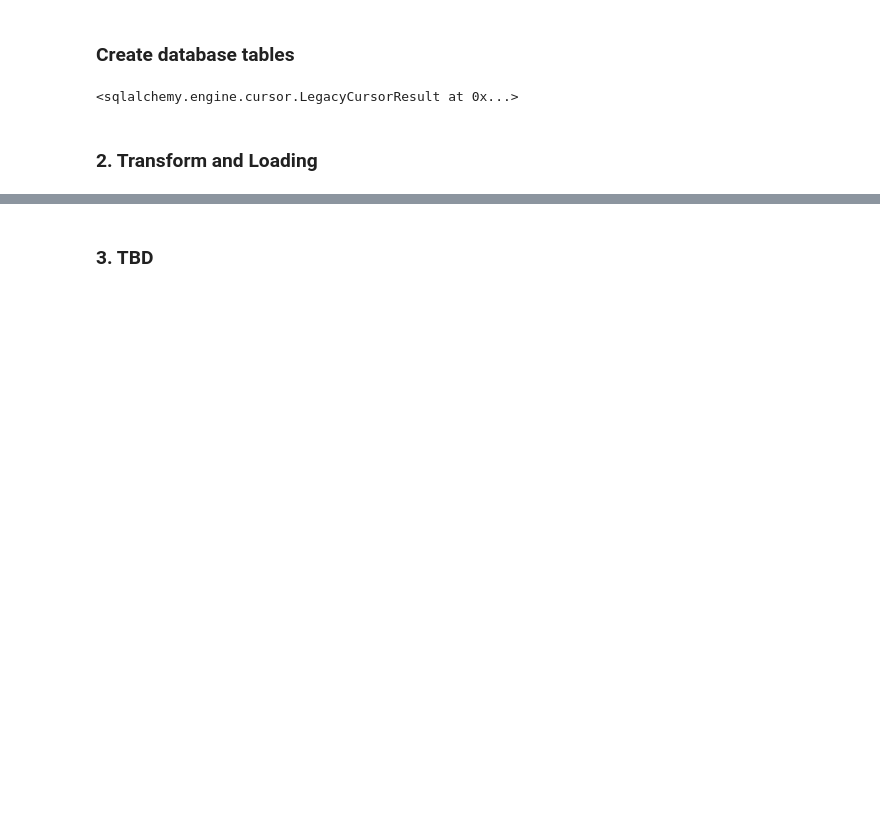
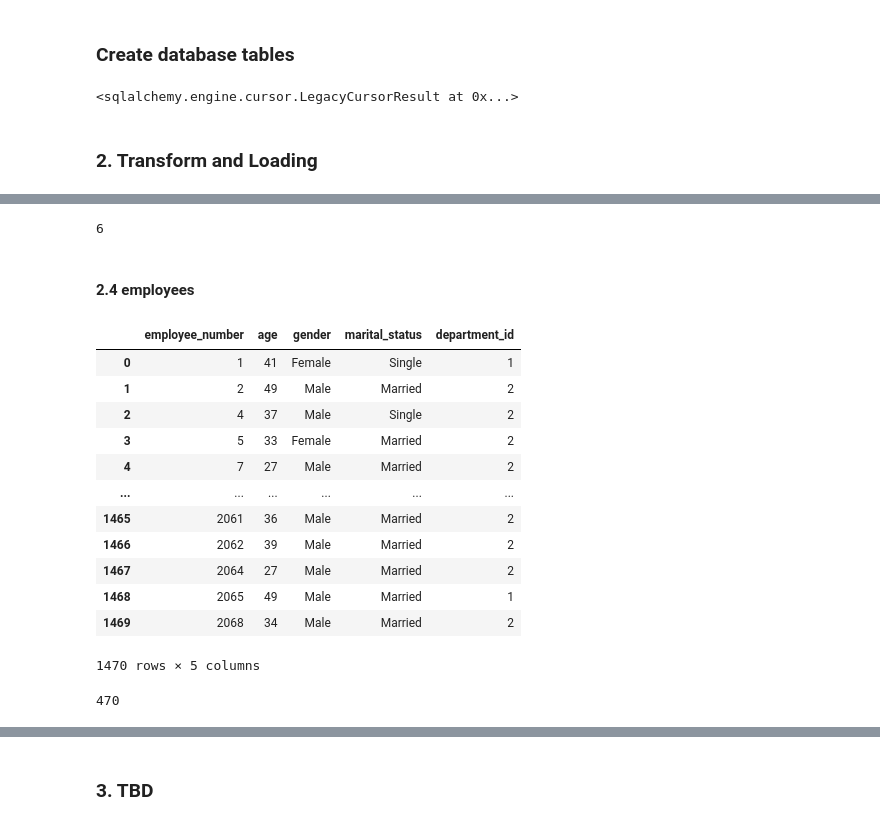
Before and after one commit to XiangdongWang3/hr-etl-pipeline, a Jupyter notebook: M.S. of AA/APAN 5310 SQL/5310_Project/5310_ETL.ipynb, the cells around one changed output, grey strips where cells are left out. Cells and saved outputs as stored; diff of their text form; code cells hidden in the pictures; blank space fills up the shorter version.

```diff
--- a/M.S. of AA/APAN 5310 SQL/5310_Project/5310_ETL.ipynb
+++ b/M.S. of AA/APAN 5310 SQL/5310_Project/5310_ETL.ipynb
@@ -188,0 +191,8 @@ connection.execute(stmt)
+# %%
+unique_departments = df['Department'].dropna().unique()
+departments_df = pd.DataFrame({
+    'department_id': range(1, len(unique_departments) + 1),
+    'department_name': unique_departments
+})
+
+departments_df
@@ -188,0 +262,46 @@ connection.execute(stmt)
+# %%
+education_fields_df.to_sql(
+    name='education_fields',
+    con=engine,
+    if_exists='append',
+    index=False
+)
+# %% [output]
+6
+# %% [markdown]
+#### 2.4 employees
+# %%
+employees_df = df[['EmployeeNumber', 'Age', 'Gender', 'MaritalStatus', 'Department']].copy()
+employees_df = employees_df.merge(departments_df, how='left', left_on='Department', right_on='department_name')
+employees_df = employees_df.rename(columns={
+    'EmployeeNumber': 'employee_number',
+    'Age': 'age',
+    'Gender': 'gender',
+    'MaritalStatus': 'marital_status',
+    'department_id': 'department_id'
+})[['employee_number', 'age', 'gender', 'marital_status', 'department_id']]
+
+employees_df
+# %% [output]
+|  | employee_number | age | gender | marital_status | department_id |
+| 0 | 1 | 41 | Female | Single | 1 |
+| 1 | 2 | 49 | Male | Married | 2 |
+| 2 | 4 | 37 | Male | Single | 2 |
+| 3 | 5 | 33 | Female | Married | 2 |
+| 4 | 7 | 27 | Male | Married | 2 |
+| ... | ... | ... | ... | ... | ... |
+| 1465 | 2061 | 36 | Male | Married | 2 |
+| 1466 | 2062 | 39 | Male | Married | 2 |
+| 1467 | 2064 | 27 | Male | Married | 2 |
+| 1468 | 2065 | 49 | Male | Married | 1 |
+| 1469 | 2068 | 34 | Male | Married | 2 |
+1470 rows × 5 columns
+# %%
+employees_df.to_sql(
+    name='employees',
+    con=engine,
+    if_exists='append',
+    index=False
+)
+# %% [output]
+470
```
Also changed, not shown: parts of 40 cells of this notebook.
